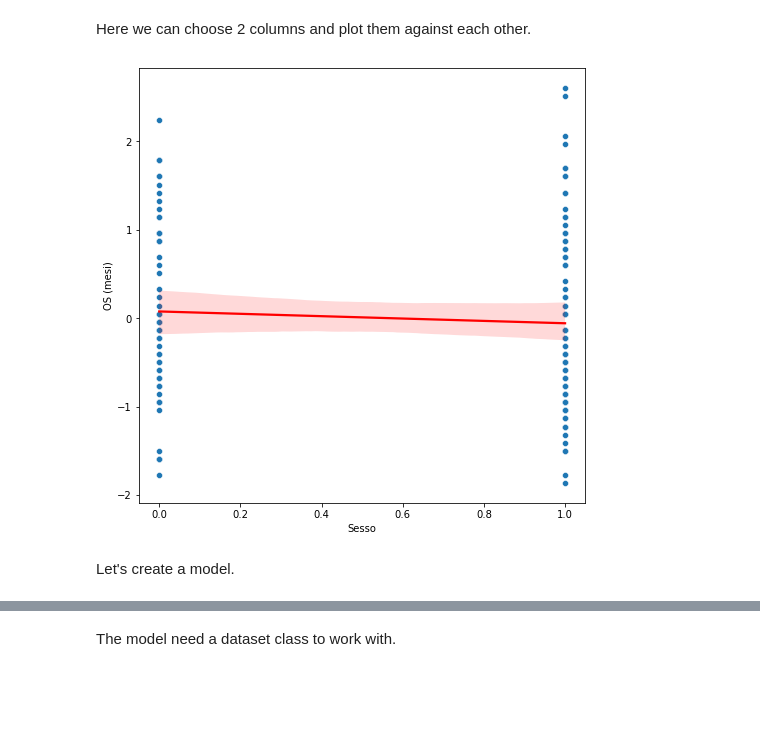
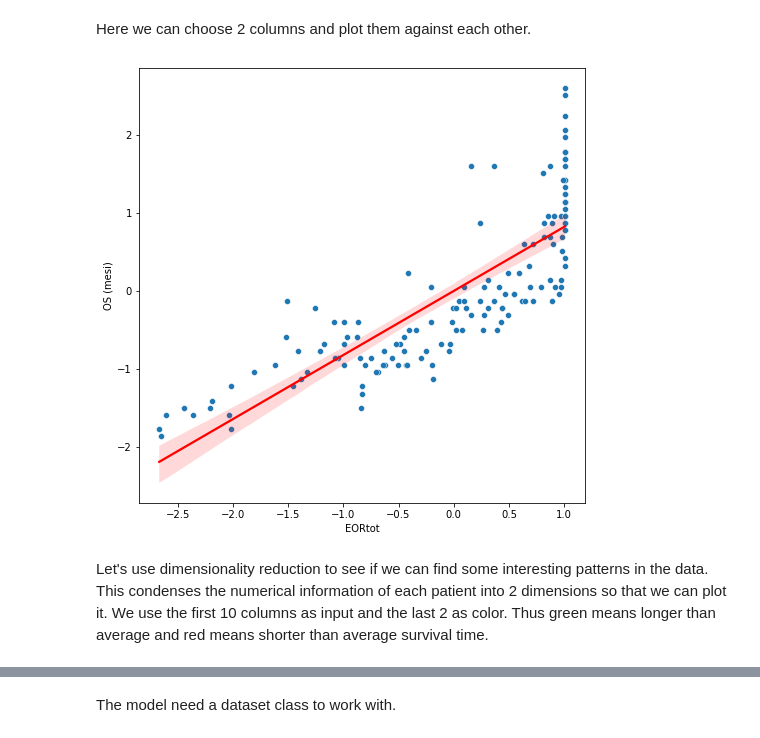
Before and after one commit to gullo97/medicine2, a Jupyter notebook: notebook.ipynb, the cells around one changed output, grey strips where cells are left out. Cells and saved outputs as stored; diff of their text form; code cells hidden in the pictures; blank space fills up the shorter version.

```diff
--- a/notebook.ipynb
+++ b/notebook.ipynb
@@ -93,15 +83,16 @@ Here we can choose 2 columns and plot them against each other.
 # %%
 def plot_correlation(column_1, column_2):
     plt.figure(figsize=(8,8))
     sns.scatterplot(x=column_1, y=column_2, data=data)
     # plot line of best fit
     sns.regplot(x=column_1, y=column_2, data=data, scatter=False, color='red')
     plt.show()
 
 
 # plot_correlation(data[data.columns[-4]], data['OS (mesi)'])
-plot_correlation(data['Sesso'], data['OS (mesi)'])
+plot_correlation(data['EORtot'], data['OS (mesi)'])
 # %% [output]
-[figure, old version]
+[figure, new version]
-# %% [markdown]
-Let's create a model.
+# %% [markdown]
+Let's use dimensionality reduction to see if we can find some interesting patterns in the data. This condenses the numerical information of each patient into 2 dimensions so that we can plot it.
+We use the first 10 columns as input and the last 2 as color. Thus green means longer than average and red means shorter than average survival time.
```
Also changed, not shown: parts of 11 cells of this notebook, 1 other file.
